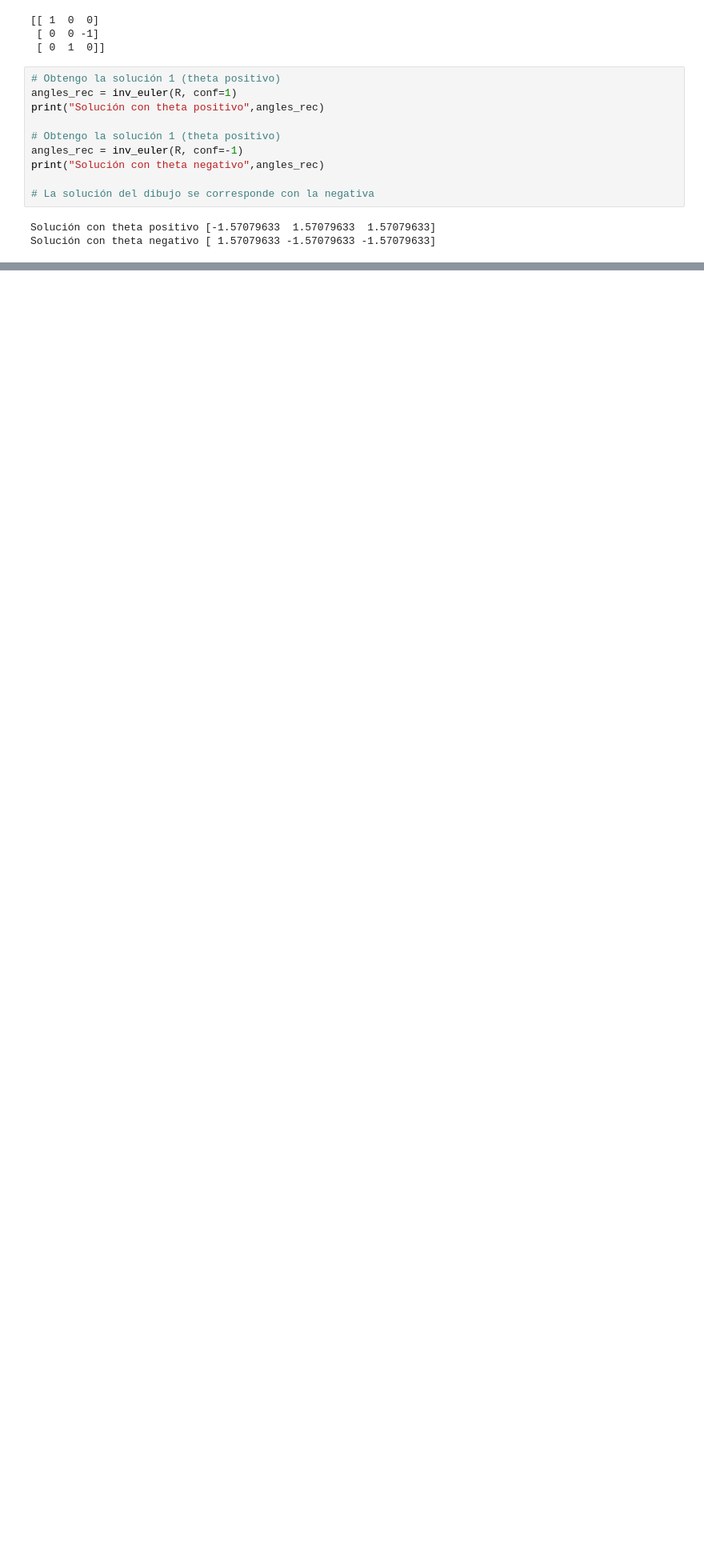
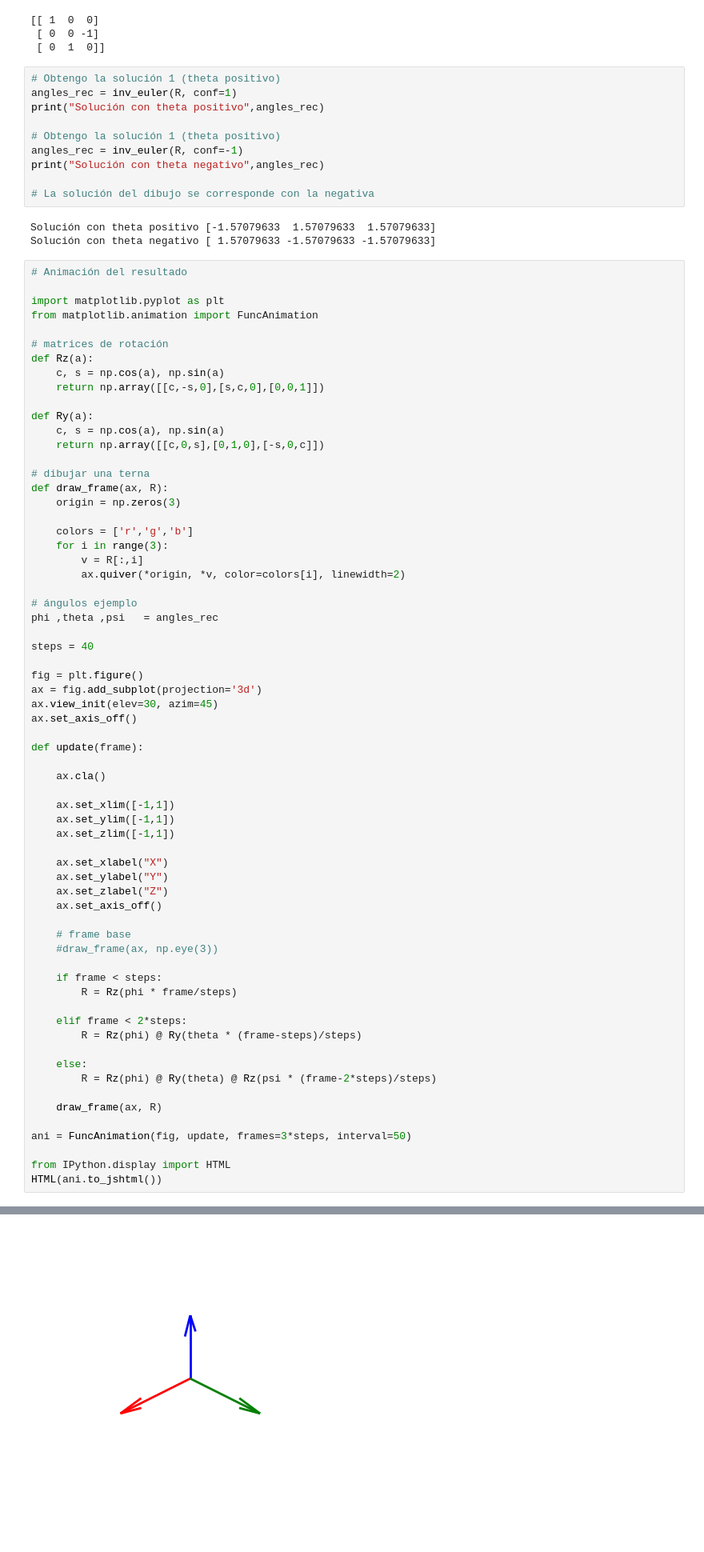
Before and after one commit to pgonfiuba/robotica, a Jupyter notebook: 1. Sistemas de Referencia/angulos_de_euler.ipynb, the cells around one changed output, grey strips where cells are left out. Shown at 80% size. Saved outputs shown, nothing was run; the diff lists cells and outputs as text; blank space fills up the shorter version.

```diff
--- a/1. Sistemas de Referencia/angulos_de_euler.ipynb
+++ b/1. Sistemas de Referencia/angulos_de_euler.ipynb
@@ -137,3 +137,69 @@ print("Solución con theta negativo",angles_rec)
 # %% [output]
 Solución con theta positivo [-1.57079633  1.57079633  1.57079633]
 Solución con theta negativo [ 1.57079633 -1.57079633 -1.57079633]
+# %%
+# Animación del resultado
+
+import matplotlib.pyplot as plt
+from matplotlib.animation import FuncAnimation
+
+# matrices de rotación
+def Rz(a):
+    c, s = np.cos(a), np.sin(a)
+    return np.array([[c,-s,0],[s,c,0],[0,0,1]])
+
+def Ry(a):
+    c, s = np.cos(a), np.sin(a)
+    return np.array([[c,0,s],[0,1,0],[-s,0,c]])
+
+# dibujar una terna
+def draw_frame(ax, R):
+    origin = np.zeros(3)
+
+    colors = ['r','g','b']
+    for i in range(3):
+        v = R[:,i]
+        ax.quiver(*origin, *v, color=colors[i], linewidth=2)
+
+# ángulos ejemplo
+phi ,theta ,psi   = angles_rec
+
+steps = 40
+
+fig = plt.figure()
+ax = fig.add_subplot(projection='3d')
+ax.view_init(elev=30, azim=45)
+ax.set_axis_off()
+
+def update(frame):
+
+    ax.cla()
+
+    ax.set_xlim([-1,1])
+    ax.set_ylim([-1,1])
+    ax.set_zlim([-1,1])
+
+    ax.set_xlabel("X")
+    ax.set_ylabel("Y")
+    ax.set_zlabel("Z")
+    ax.set_axis_off()
+
+    # frame base
+    #draw_frame(ax, np.eye(3))
+
+    if frame < steps:
+        R = Rz(phi * frame/steps)
+
+    elif frame < 2*steps:
+        R = Rz(phi) @ Ry(theta * (frame-steps)/steps)
+
+    else:
+        R = Rz(phi) @ Ry(theta) @ Rz(psi * (frame-2*steps)/steps)
+
+    draw_frame(ax, R)
+
+ani = FuncAnimation(fig, update, frames=3*steps, interval=50)
+
+from IPython.display import HTML
+HTML(ani.to_jshtml())
+# %% [output]
@@ -139,0 +207 @@ Solución con theta negativo [ 1.57079633 -1.57079633 -1.57079633]
+[figure, added]
```
Also changed, not shown: parts of 1 cell of this notebook.
